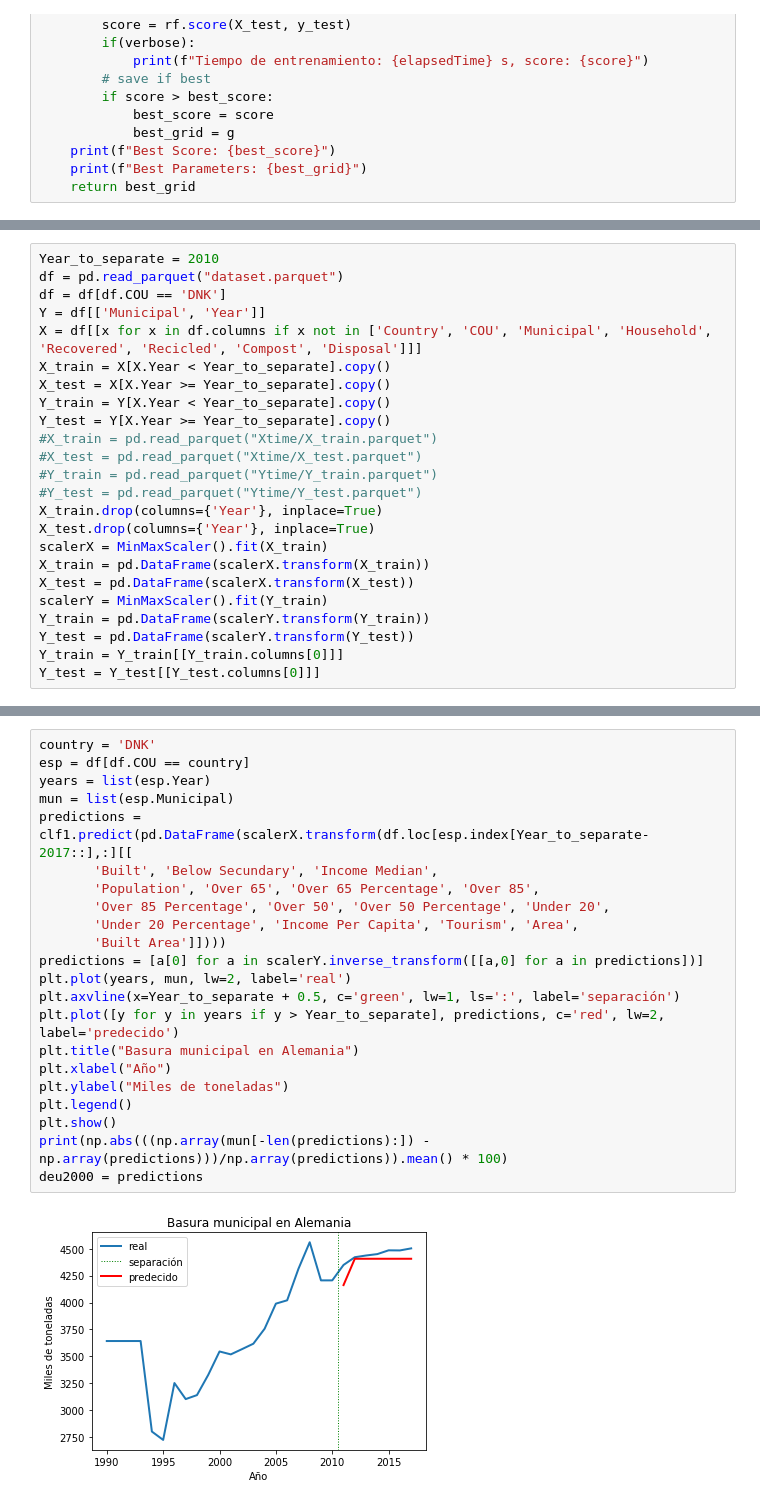
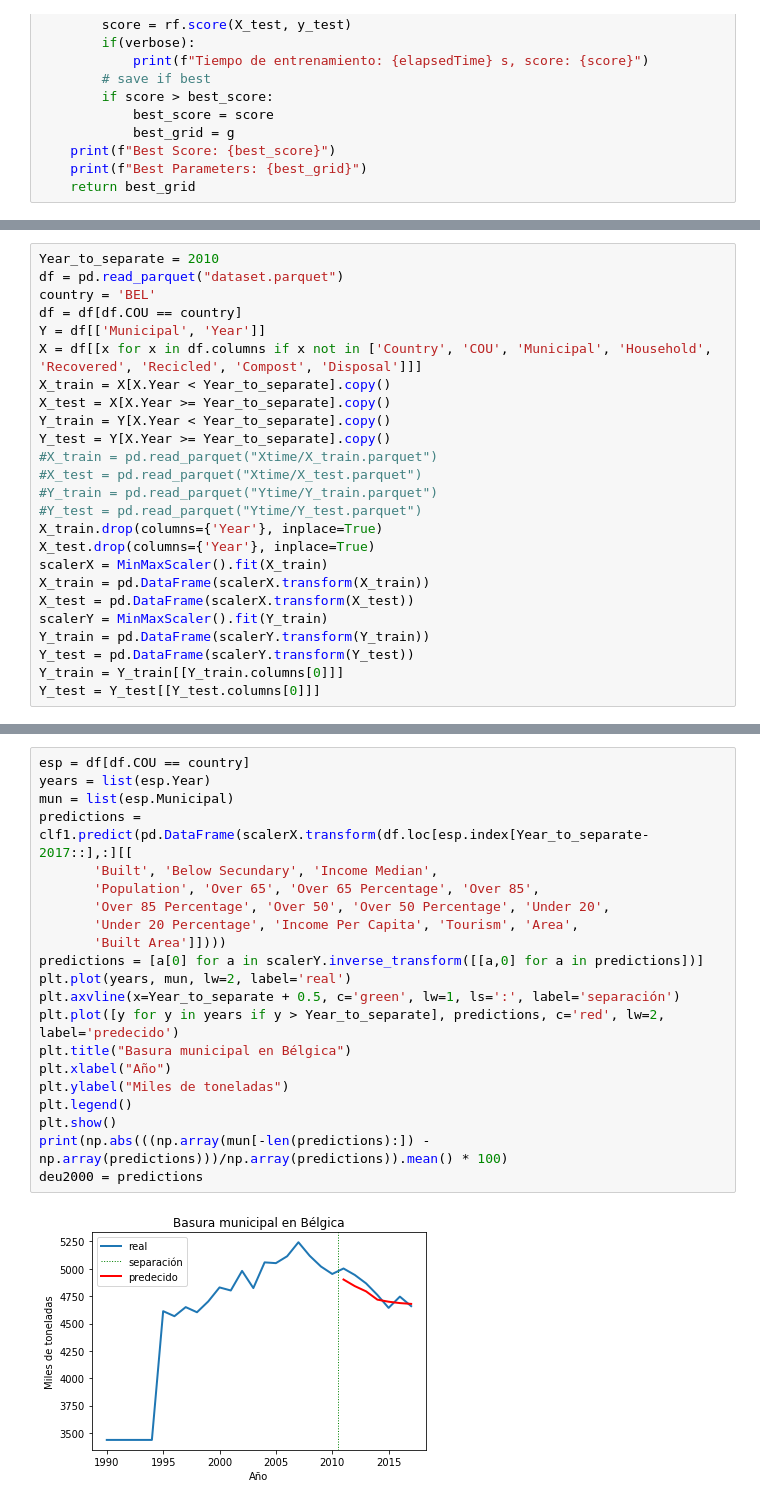
Before and after one commit to OscarGB/TFGInf, a Jupyter notebook: Sol un pais.ipynb, the cells around one changed output, grey strips where cells are left out. Drawn from its saved outputs; the diff is of its cells as text.

```diff
--- a/Sol un pais.ipynb
+++ b/Sol un pais.ipynb
@@ -41,7 +50,8 @@ def GridSearch(rf, X_train, X_test, y_train, y_test, grid, verbose=False, skip=F
 # %%
 Year_to_separate = 2010
 df = pd.read_parquet("dataset.parquet")
-df = df[df.COU == 'DNK']
+country = 'BEL'
+df = df[df.COU == country]
 Y = df[['Municipal', 'Year']]
 X = df[[x for x in df.columns if x not in ['Country', 'COU', 'Municipal', 'Household', 'Recovered', 'Recicled', 'Compost', 'Disposal']]]
 X_train = X[X.Year < Year_to_separate].copy()
@@ -86,24 +96,23 @@ Best Parameters: {'C': 10, 'epsilon': 0.01, 'kernel': 'rbf'}
 # %%
-country = 'DNK'
 esp = df[df.COU == country]
 years = list(esp.Year)
 mun = list(esp.Municipal)
 predictions = clf1.predict(pd.DataFrame(scalerX.transform(df.loc[esp.index[Year_to_separate-2017::],:][[
        'Built', 'Below Secundary', 'Income Median',
        'Population', 'Over 65', 'Over 65 Percentage', 'Over 85',
        'Over 85 Percentage', 'Over 50', 'Over 50 Percentage', 'Under 20',
        'Under 20 Percentage', 'Income Per Capita', 'Tourism', 'Area',
        'Built Area']])))
 predictions = [a[0] for a in scalerY.inverse_transform([[a,0] for a in predictions])]
 plt.plot(years, mun, lw=2, label='real')
 plt.axvline(x=Year_to_separate + 0.5, c='green', lw=1, ls=':', label='separación')
 plt.plot([y for y in years if y > Year_to_separate], predictions, c='red', lw=2, label='predecido')
-plt.title("Basura municipal en Alemania")
+plt.title("Basura municipal en Bélgica")
 plt.xlabel("Año")
 plt.ylabel("Miles de toneladas")
 plt.legend()
 plt.show()
 print(np.abs(((np.array(mun[-len(predictions):]) - np.array(predictions)))/np.array(predictions)).mean() * 100)
 deu2000 = predictions
 # %% [output]
-[figure, old version]
+[figure, new version]
```
Also changed, not shown: parts of 7 cells of this notebook, 3 other files.
